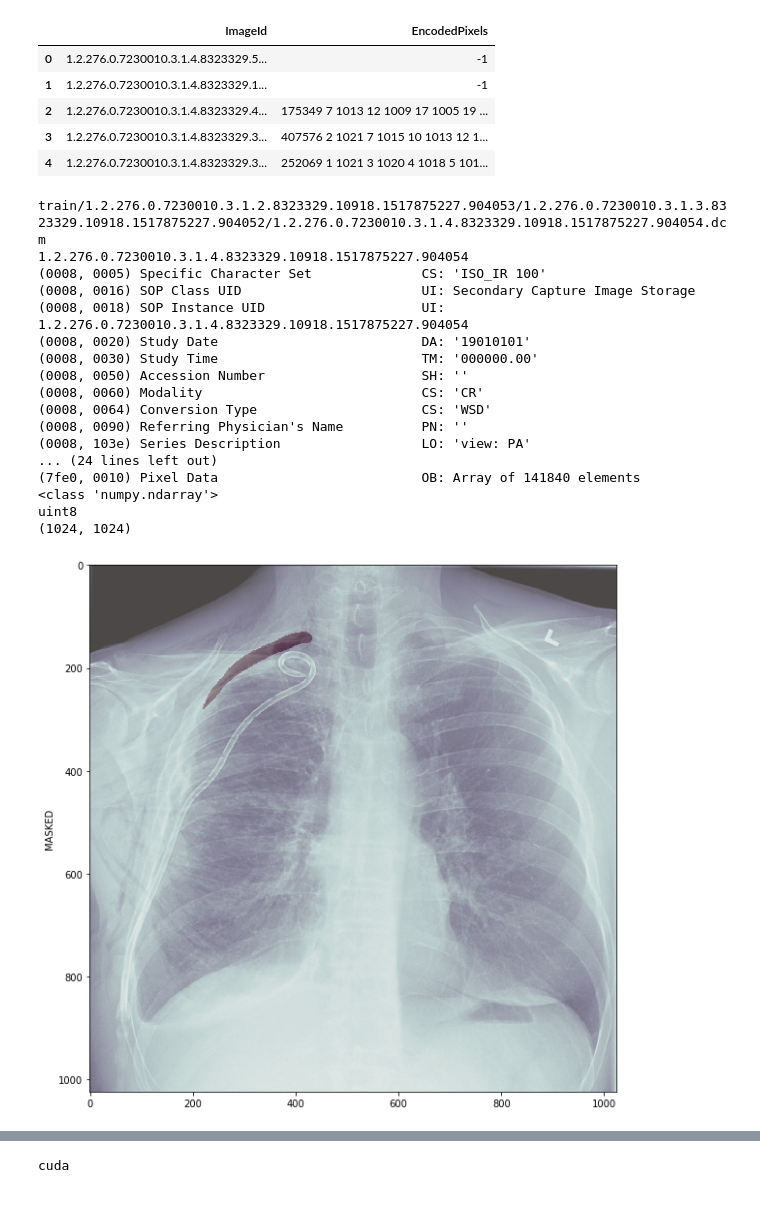
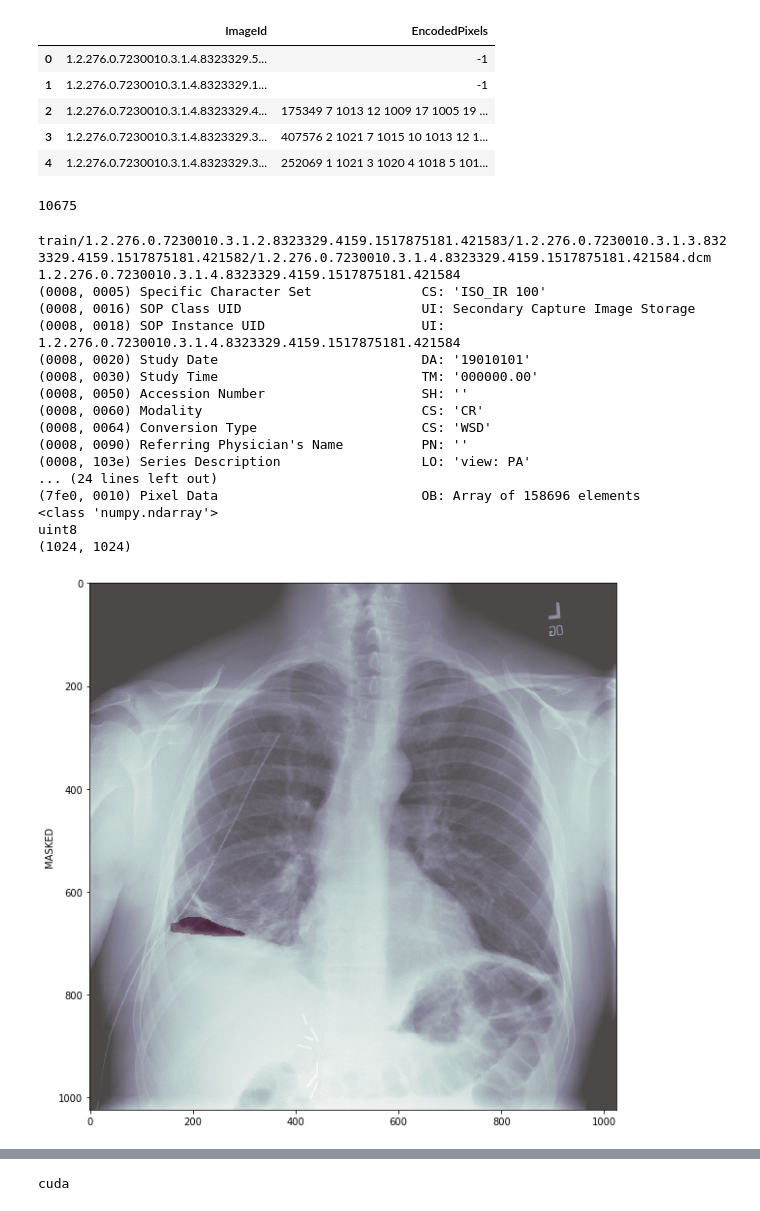
Before and after one commit to wangyute/MaskRCNN-kaggle-siim, a Jupyter notebook: MaskRCNN.ipynb, the cells around one changed output, grey strips where cells are left out. Saved outputs shown, nothing was run; the diff lists cells and outputs as text; code cells hidden in the pictures.

```diff
--- a/MaskRCNN.ipynb
+++ b/MaskRCNN.ipynb
@@ -81,26 +81,30 @@ class DcmDataset(object):
         return len(self.blobs)
 # %%
 dcms = DcmDataset(blobs)
-dcms[1000]
+len(dcms)
 # %% [output]
-train/1.2.276.0.7230010.3.1.2.8323329.10918.1517875227.904053/1.2.276.0.7230010.3.1.3.8323329.10918.1517875227.904052/1.2.276.0.7230010.3.1.4.8323329.10918.1517875227.904054.dcm
-1.2.276.0.7230010.3.1.4.8323329.10918.1517875227.904054
-(0008, 0005) Specific Character Set              CS: 'ISO_IR 100'
-(0008, 0016) SOP Class UID                       UI: Secondary Capture Image Storage
-(0008, 0018) SOP Instance UID                    UI: 1.2.276.0.7230010.3.1.4.8323329.10918.1517875227.904054
-(0008, 0020) Study Date                          DA: '19010101'
-(0008, 0030) Study Time                          TM: '000000.00'
-(0008, 0050) Accession Number                    SH: ''
-(0008, 0060) Modality                            CS: 'CR'
-(0008, 0064) Conversion Type                     CS: 'WSD'
-(0008, 0090) Referring Physician's Name          PN: ''
-(0008, 103e) Series Description                  LO: 'view: PA'
-... (24 lines left out)
-(7fe0, 0010) Pixel Data                          OB: Array of 141840 elements
-<class 'numpy.ndarray'>
-uint8
-(1024, 1024)
+10675
-[figure, removed]
+# %%
+dcms[8888]
+# %% [output]
+train/1.2.276.0.7230010.3.1.2.8323329.4159.1517875181.421583/1.2.276.0.7230010.3.1.3.8323329.4159.1517875181.421582/1.2.276.0.7230010.3.1.4.8323329.4159.1517875181.421584.dcm
+1.2.276.0.7230010.3.1.4.8323329.4159.1517875181.421584
+(0008, 0005) Specific Character Set              CS: 'ISO_IR 100'
+(0008, 0016) SOP Class UID                       UI: Secondary Capture Image Storage
+(0008, 0018) SOP Instance UID                    UI: 1.2.276.0.7230010.3.1.4.8323329.4159.1517875181.421584
+(0008, 0020) Study Date                          DA: '19010101'
+(0008, 0030) Study Time                          TM: '000000.00'
+(0008, 0050) Accession Number                    SH: ''
+(0008, 0060) Modality                            CS: 'CR'
+(0008, 0064) Conversion Type                     CS: 'WSD'
+(0008, 0090) Referring Physician's Name          PN: ''
+(0008, 103e) Series Description                  LO: 'view: PA'
+... (24 lines left out)
+(7fe0, 0010) Pixel Data                          OB: Array of 158696 elements
+<class 'numpy.ndarray'>
+uint8
+(1024, 1024)
+[figure, added]
 # %%
 import torch
 import torch.utils.data
```
Also changed, not shown: parts of 10 cells of this notebook, 2 other files.
